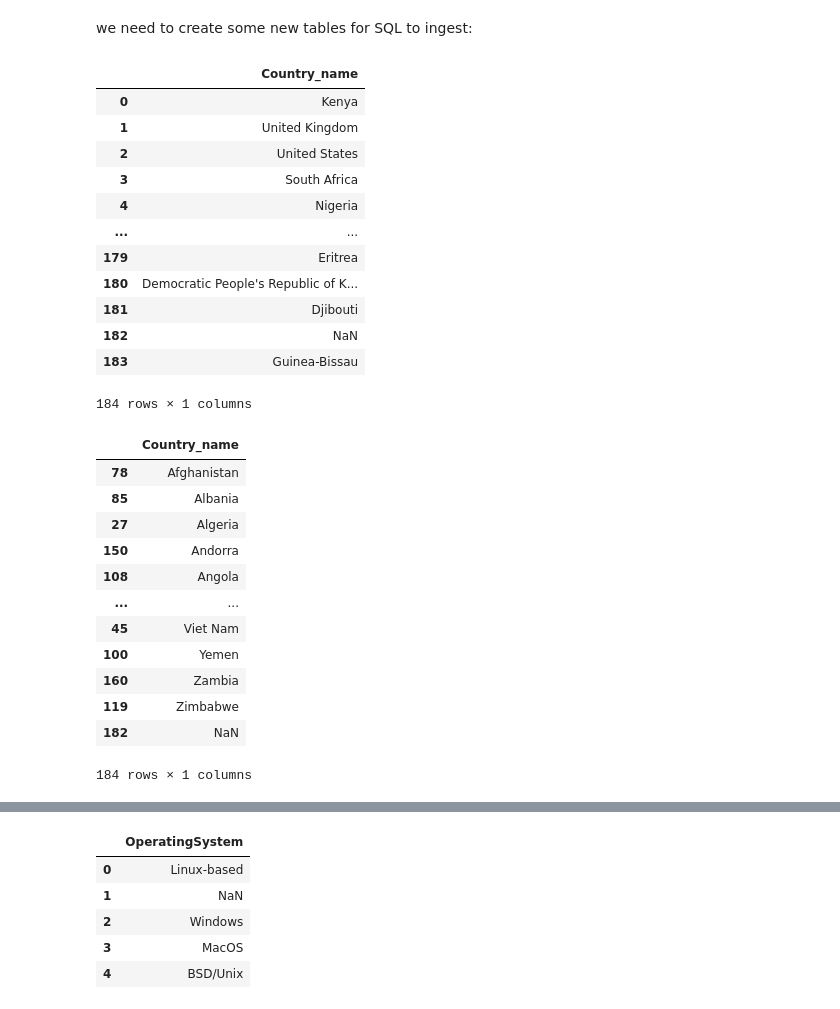
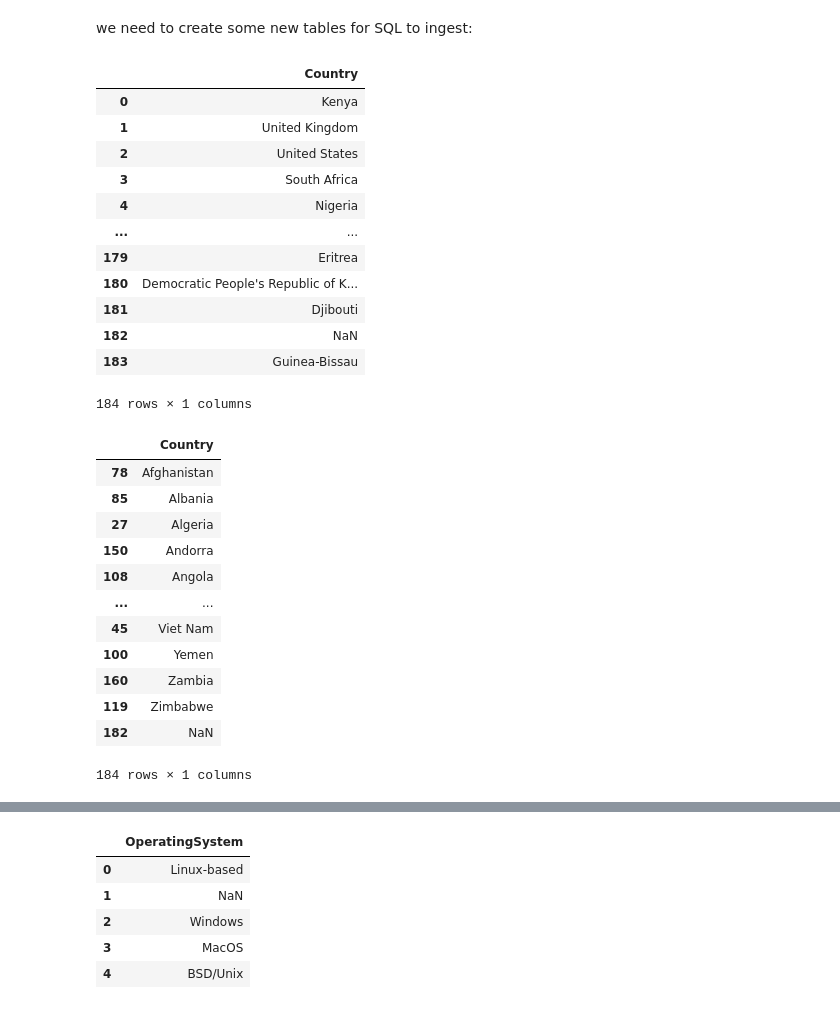
Before and after one commit to hbatistuzzo/Ironhack-FinalProject, a Jupyter notebook: case_AME.ipynb, the cells around one changed output, grey strips where cells are left out. Saved outputs shown, nothing was run; the diff lists cells and outputs as text; code cells hidden in the pictures.

```diff
--- a/case_AME.ipynb
+++ b/case_AME.ipynb
@@ -255,0 +232,11 @@ See the caveats in the documentation: https://pandas.pydata.org/pandas-docs/stab
+# %%
+# Lets change Yes and No to 1 and 0 respectively
+data['OpenSource'] = data['OpenSource'].replace({'No': 0, 'Yes': 1})
+data['Hobby'] = data['Hobby'].replace({'No': 0, 'Yes': 1})
+# %%
+#new column for Student
+data['StudentYN'] = data['Student']
+# %%
+data['StudentYN'] = data['StudentYN'].replace({'No': 0, 'Yes, full-time': 1})
+# %%
+data['StudentYN'] = data['StudentYN'].replace({'Yes, part-time': 1})
@@ -364,12 +365,12 @@ we need to create some new tables for SQL to ingest:
 # %%
 #Countries table
 
-Country = pd.DataFrame(data['Country'].unique(),columns=['Country_name'])
+Country = pd.DataFrame(data['Country'].unique(),columns=['Country'])
 Country
 
 #data['Country'].isna().sum() yields 412 nulls
 # %% [output]
-|  | Country_name |
+|  | Country |
 | 0 | Kenya |
 | 1 | United Kingdom |
 | 2 | United States |
@@ -383,10 +384,10 @@ Country
 | 183 | Guinea-Bissau |
 184 rows × 1 columns
 # %%
-Country.sort_values(by='Country_name',inplace=True)
+Country.sort_values(by='Country',inplace=True)
 Country
 # %% [output]
-|  | Country_name |
+|  | Country |
 | 78 | Afghanistan |
 | 85 | Albania |
 | 27 | Algeria |
```
Also changed, not shown: parts of 46 cells of this notebook, 9 other files.
